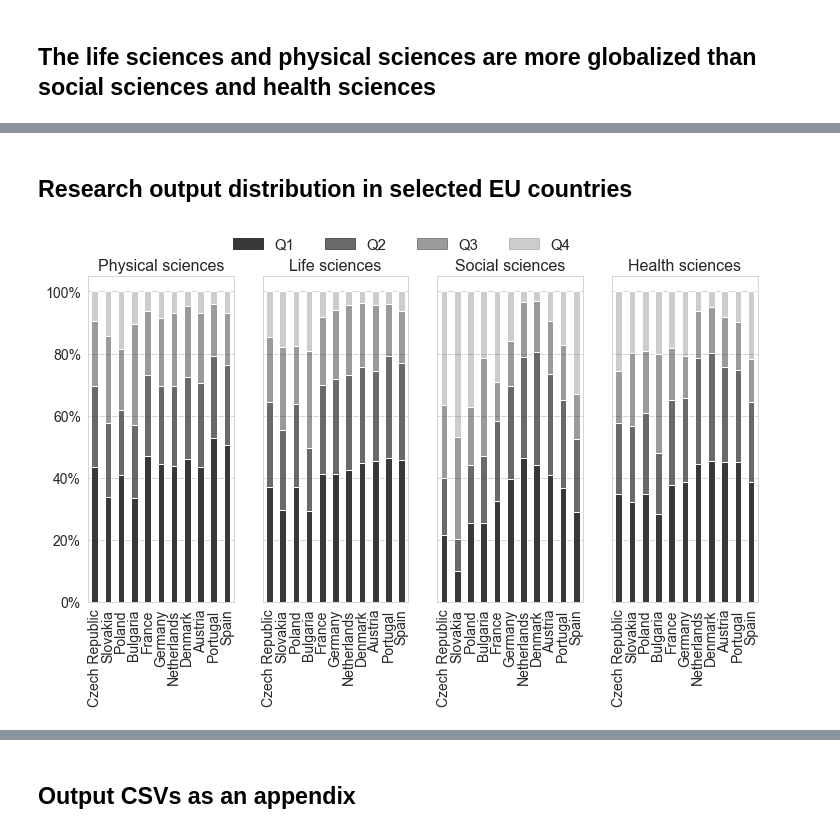
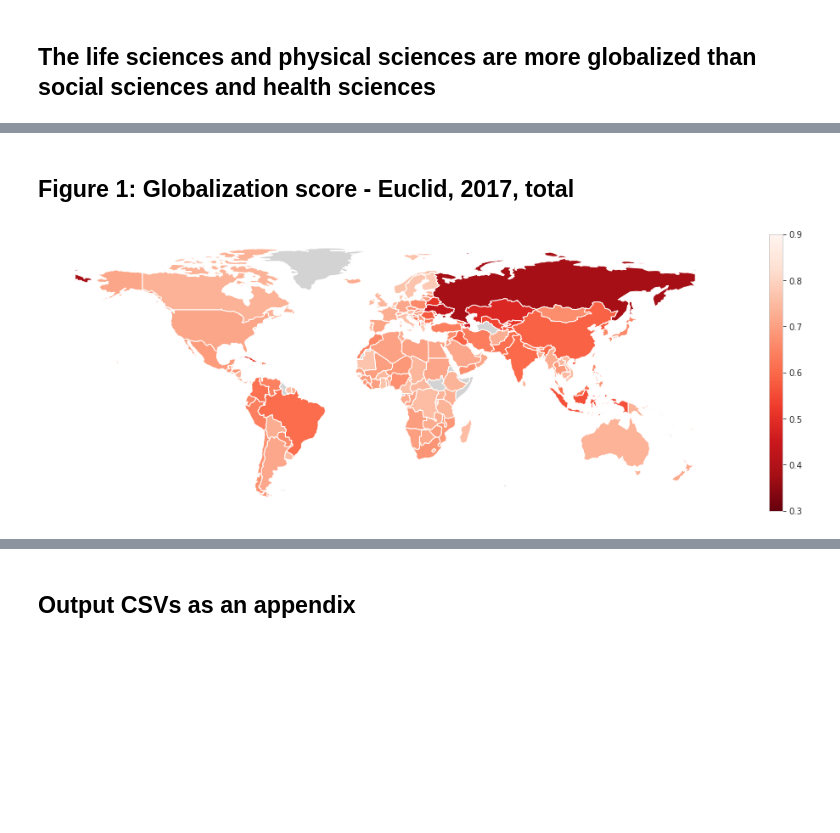
Before and after one commit to vitekzkytek/GlobalizationPaper, a Jupyter notebook: Phase5_Paper/PaperResults.ipynb, the cells around one changed output, grey strips where cells are left out. Cells and saved outputs as stored; diff of their text form; code cells hidden in the pictures; blank space fills up the shorter version.

Commit message:
figures for final version

```diff
--- a/Phase5_Paper/PaperResults.ipynb
+++ b/Phase5_Paper/PaperResults.ipynb
@@ -307,38 +125,13 @@ fig.legend(handles, labels, loc='lower center',ncol=3,fontsize=16,bbox_to_anchor
-# %% [markdown]
-## Research output distribution in selected EU countries
-# %%
-import matplotlib.colors as mc
-selected = ['Czech Republic','Slovakia','Poland','Bulgaria','France','Germany','Netherlands','Denmark','Austria','Portugal','Spain']
-dists = pd.read_csv('../Phase2_CalcGlobalization/country_dists/country_dists_{}.csv'.format('euclid'),index_col=['Country','field','period']).drop('method',axis=1)
-seldists = dists.loc[idx[selected,flds_broad[:-1],2017],['Q1','Q2','Q3','Q4']].reset_index().drop('period',axis=1).set_index(['Country','field']).rename(index=fieldnames)
-fields = ['Physical sciences','Life sciences','Social sciences','Health sciences']
-alphas = [1,0.75,0.5,0.25]
-defcolors=[c['color'] for c in list(plt.rcParams['axes.prop_cycle'])]
-
-import matplotlib.patches as mpatches
-
-gray_patches = [mpatches.Patch(color=mc.to_rgba('#383838',alpha), label='Q{}'.format(i+1)) for i,alpha in enumerate(alphas)]
-# %%
-props = {c:{'base_color':'#383838'} for i,c in enumerate(selected)}
-fig, axs = plt.subplots(ncols=len(fields),nrows=1,figsize=(12,6),sharex=True,sharey=True)
-colors = [[mc.to_rgba(props[cntr]['base_color'],alpha) for cntr in props] for alpha in [1.0,.75,.5,.25]]
-
-for i,fld in enumerate(fields):
-    ax=axs[i]
-    #breakpoint()
-    subdf = seldists.loc[idx[:,fld],:].reset_index().set_index('Country').drop('field',axis=1).loc[selected]
-    #breakpoint()
-    subdf.plot.bar(
-        stacked=True,
-        ax=ax,
-        color=colors,
-        legend=None,
-        fontsize=14)
-    ax.set_title(fld,fontsize=16)
-    ax.set_xlabel('')
-    ax.yaxis.set_major_formatter(mtick.PercentFormatter(1.0))
-    ax.xaxis.grid(False)
-fig.legend(handles=gray_patches,loc='upper center',ncol=4,frameon=False,fontsize=15);
-pl
-# %% [output]
-[figure, removed]
+# %% [markdown]
+## Figure 1: Globalization score - Euclid, 2017, total
+# %%
+world = gpd.read_file(gpd.datasets.get_path('naturalearth_lowres'))
+world = world[world.name != 'Antarctica']
+world_data = glob.loc[idx[ccodes, 'All','euclid',2017 ]].reset_index(level=['field_code','method_code','period'],drop=True).to_frame()
+world_data
+world = world.merge(world_data,left_on='iso_a3',right_index=True,how='left')
+ax = world.plot(column='value',figsize=(18,6),cmap='Reds_r',vmax=.9,vmin=.3,legend=True,missing_kwds={"color": "lightgrey"})
+ax.set_axis_off();
+plt.savefig('figs/fig1.pdf')
+# %% [output]
+[figure, added]
```
Also changed, not shown: parts of 32 cells of this notebook, 16 other files.
